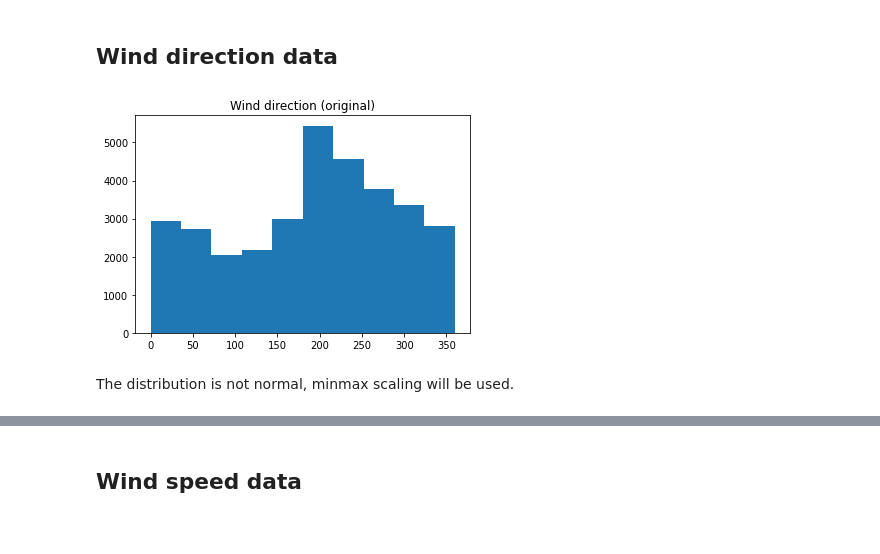
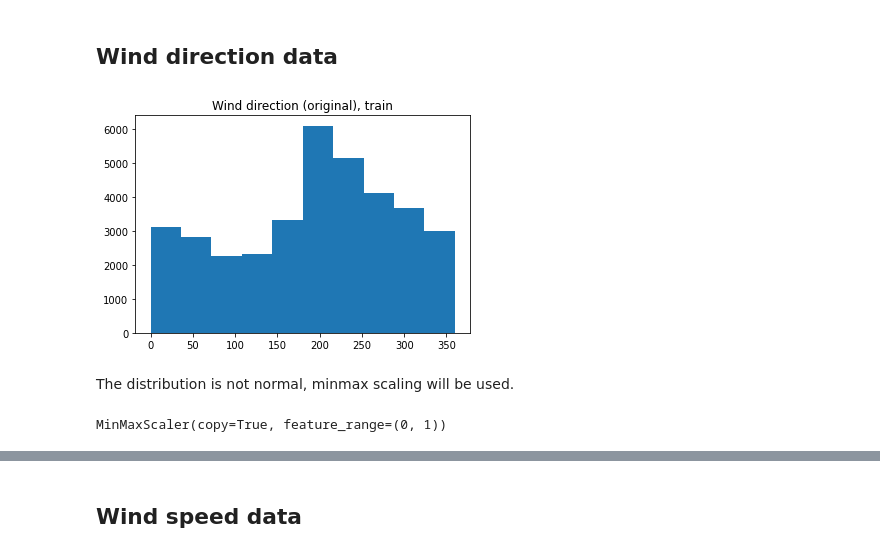
Before and after one commit to gt2199/Capstone-Two, a Jupyter notebook: notebooks/data_preprocessing.ipynb, the cells around one changed output, grey strips where cells are left out. Saved outputs shown, nothing was run; the diff lists cells and outputs as text; code cells hidden in the pictures.

```diff
--- a/notebooks/data_preprocessing.ipynb
+++ b/notebooks/data_preprocessing.ipynb
@@ -134,0 +118,3 @@ plt.show()
+# %%
+data_trasformed_train = scaler.transform(data_train[['humidity']])
+data_train['n_humidity'] = data_trasformed_train
@@ -157,5 +174,3 @@ plt.show()
 # %%
-scaler = MinMaxScaler()
-scaler.fit(data_train[['pressure']])
-data_trasformed = scaler.transform(data_train[['pressure']])
-data_train['n_pressure'] = data_trasformed
+data_trasformed_train = scaler.transform(data_train[['pressure']])
+data_train['n_pressure'] = data_trasformed_train
@@ -178,5 +201,3 @@ The distribution of temperature is roughly normal, standard scaler will be used.
 # %%
 scaler = StandardScaler()
 scaler.fit(data_train[['temperature']])
-data_trasformed = scaler.transform(data_train[['temperature']])
-data_train['n_temperature'] = data_trasformed
@@ -188,0 +206,3 @@ plt.show()
+# %%
+data_trasformed_train = scaler.transform(data_train[['temperature']])
+data_train['n_temperature'] = data_trasformed_train
@@ -190,14 +224,14 @@ plt.show()
 ## Wind direction data
 # %%
 plt.hist(data_train['wind_direction'])
-plt.title('Wind direction (original)')
+plt.title('Wind direction (original), train')
 plt.show()
 # %% [output]
-[figure, old version]
+[figure, new version]
 # %% [markdown]
 The distribution is not normal, minmax scaling will be used.
 # %%
 scaler = MinMaxScaler()
 scaler.fit(data_train[['wind_direction']])
-data_trasformed = scaler.transform(data_train[['wind_direction']])
-data_train['n_wind_direction'] = data_trasformed
+# %% [output]
+MinMaxScaler(copy=True, feature_range=(0, 1))
```
Also changed, not shown: parts of 53 cells of this notebook, 3 other files.
